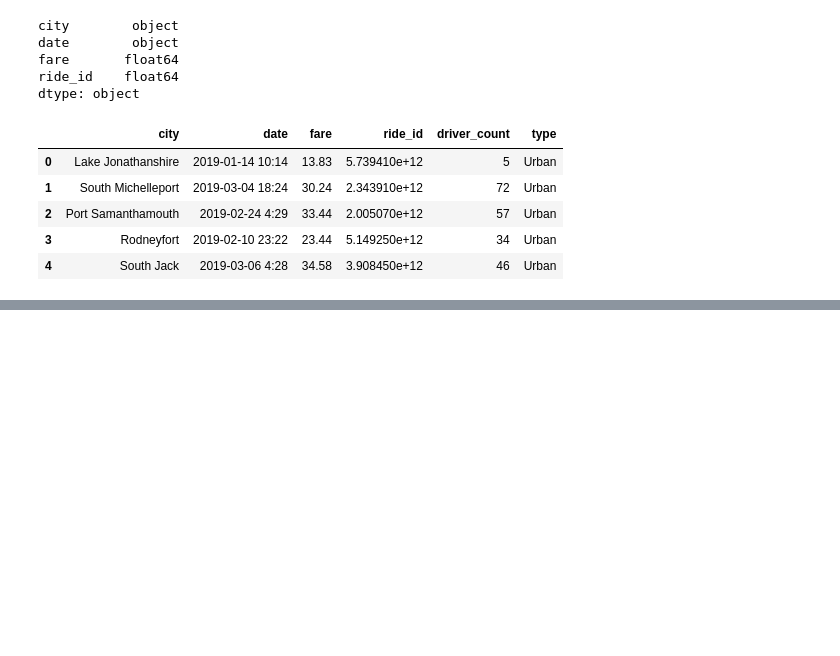
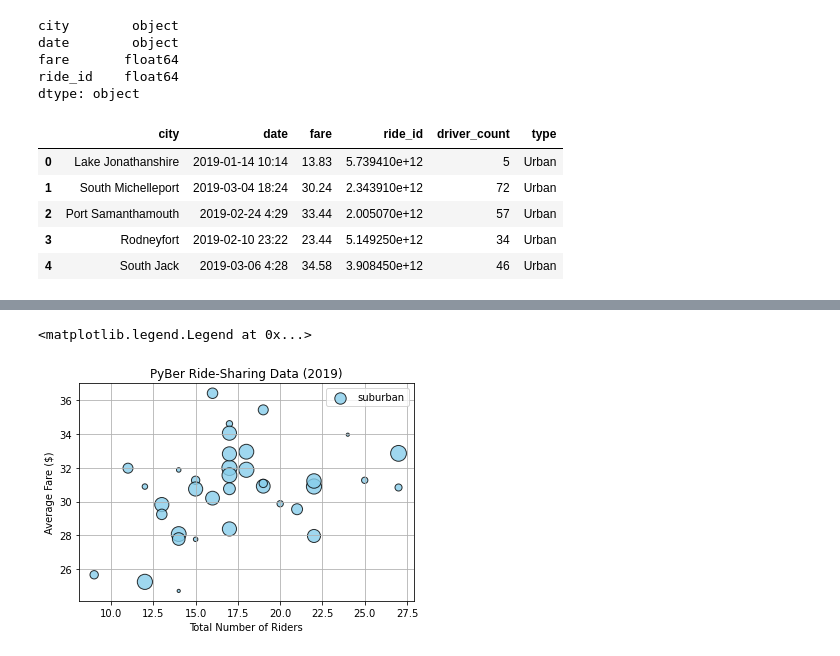
Before and after one commit to tahczeban/PyBer_Analysis, a Jupyter notebook: PyBer.ipynb, the cells around one changed output, grey strips where cells are left out. Cells and saved outputs as stored; diff of their text form; code cells hidden in the pictures; blank space fills up the shorter version.

```diff
--- a/PyBer.ipynb
+++ b/PyBer.ipynb
@@ -126,0 +138,4 @@ pyber_data_df.head()
+# %%
+# Create subarban DFs
+suburban_cities_df=pyber_data_df[pyber_data_df["type"]=="Suburban"]
+suburban_cities_df.head()
@@ -126,0 +178,4 @@ pyber_data_df.head()
+# %%
+# Create the suburban and rural ride count.
+suburban_ride_count = suburban_cities_df.groupby(["city"]).count()["ride_id"]
+suburban_ride_count
@@ -126,0 +243,4 @@ pyber_data_df.head()
+# %%
+# Get average fare for each city in the suburban
+suburban_avg_fare = suburban_cities_df.groupby(["city"]).mean()["fare"]
+suburban_avg_fare
@@ -126,0 +308,4 @@ pyber_data_df.head()
+# %%
+# Get the average number of drivers for each suburban city.
+suburban_driver_count = suburban_cities_df.groupby(["city"]).mean()["driver_count"]
+suburban_driver_count
@@ -126,0 +396,18 @@ pyber_data_df.head()
+# %%
+## Now suburban
+plt.scatter(suburban_ride_count, suburban_avg_fare # sets suburban_ride_count, suburban_avg_fare as x and y
+            , s=10*suburban_driver_count # sets size to 10x average driver count
+            , c="skyblue" # color to coral
+            , edgecolors ="black" # bubble edges to black
+            , linewidths = 1 # bubble edges to thin line width of 1
+            , alpha=0.8  # transparency to 80%
+            , label="suburban" # legend label to suburban
+            )
+plt.title("PyBer Ride-Sharing Data (2019)")
+plt.ylabel("Average Fare ($)")
+plt.xlabel("Total Number of Riders")
+plt.grid(True)
+plt.legend()
+# %% [output]
+<matplotlib.legend.Legend at 0x...>
+[figure, added]
```
Also changed, not shown: parts of 17 cells of this notebook.
